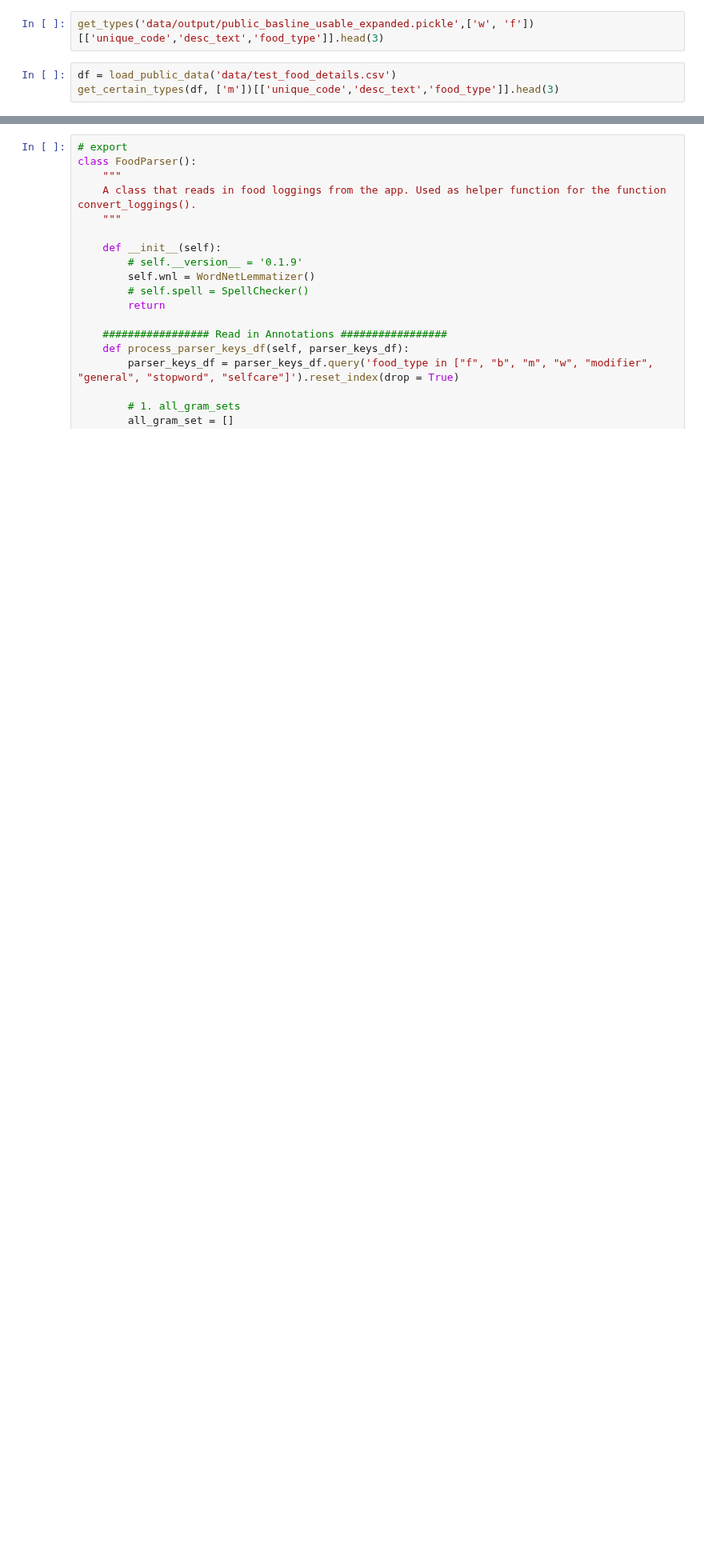
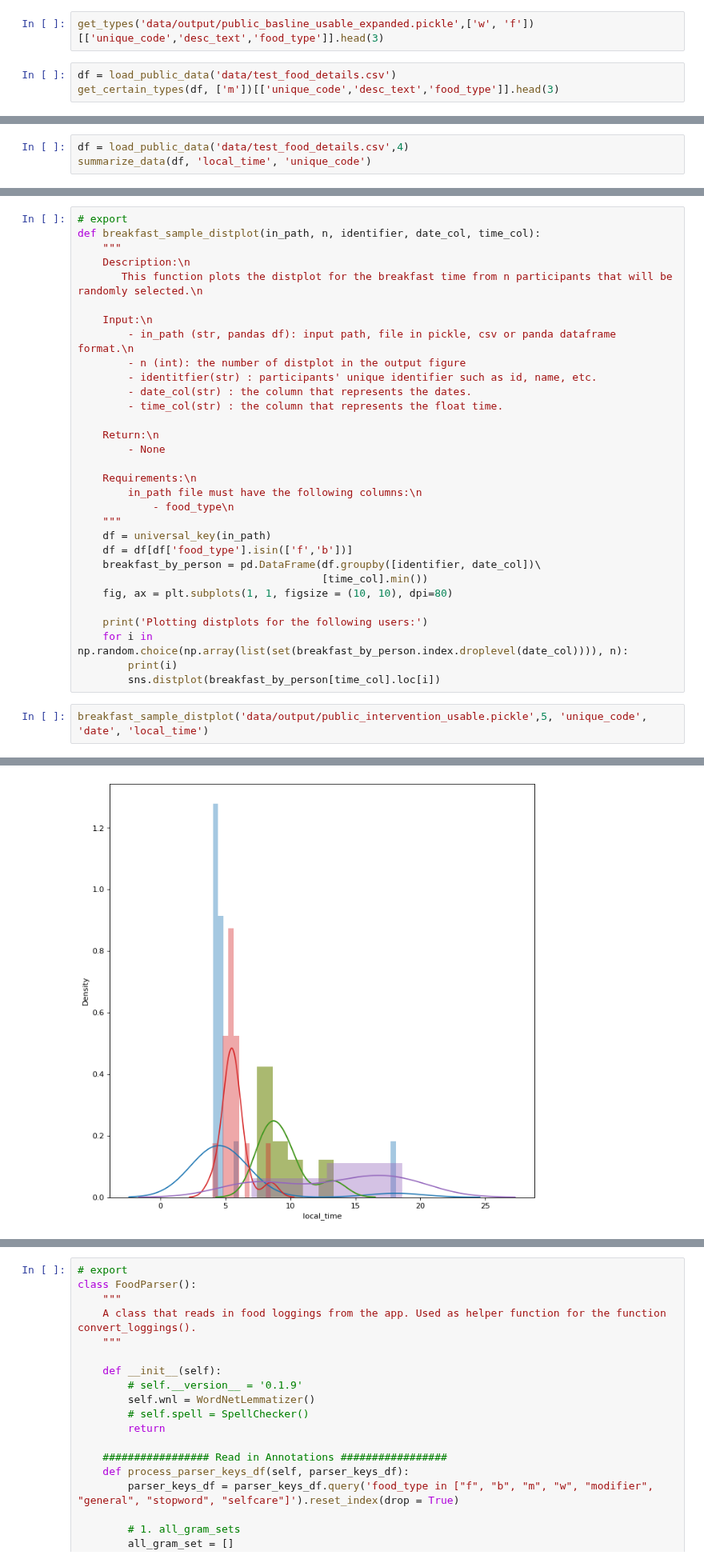
Before and after one commit to tktran11/treets, a Jupyter notebook: 00_core.ipynb, the cells around one changed output, grey strips where cells are left out. Shown at 80% size. Drawn from its saved outputs; the diff is of its cells as text; blank space fills up the shorter version.

Commit message:
update all functions to make them more flexible

```diff
--- a/00_core.ipynb
+++ b/00_core.ipynb
@@ -1164,0 +730,3 @@ read the pickle file successfully.
+# %%
+df = load_public_data('data/test_food_details.csv',4)
+summarize_data(df, 'local_time', 'unique_code')
@@ -1164,0 +893,34 @@ read the pickle file successfully.
+# %%
+# export
+def breakfast_sample_distplot(in_path, n, identifier, date_col, time_col):
+    """
+    Description:\n
+       This function plots the distplot for the breakfast time from n participants that will be randomly selected.\n
+
+    Input:\n
+        - in_path (str, pandas df): input path, file in pickle, csv or panda dataframe format.\n
+        - n (int): the number of distplot in the output figure
+        - identitfier(str) : participants' unique identifier such as id, name, etc.
+        - date_col(str) : the column that represents the dates.
+        - time_col(str) : the column that represents the float time.
+
+    Return:\n
+        - None
+
+    Requirements:\n
+        in_path file must have the following columns:\n
+            - food_type\n
+    """
+    df = universal_key(in_path)
+    df = df[df['food_type'].isin(['f','b'])]
+    breakfast_by_person = pd.DataFrame(df.groupby([identifier, date_col])\
+                                       [time_col].min())
+    fig, ax = plt.subplots(1, 1, figsize = (10, 10), dpi=80)
+
+    print('Plotting distplots for the following users:')
+    for i in np.random.choice(np.array(list(set(breakfast_by_person.index.droplevel(date_col)))), n):
+        print(i)
+        sns.distplot(breakfast_by_person[time_col].loc[i])
+# %%
+breakfast_sample_distplot('data/output/public_intervention_usable.pickle',5, 'unique_code', 'date', 'local_time')
+# %% [output]
@@ -1164,0 +934 @@ read the pickle file successfully.
+[figure, added]
```
Also changed, not shown: parts of 44 cells of this notebook, 8 other files.
